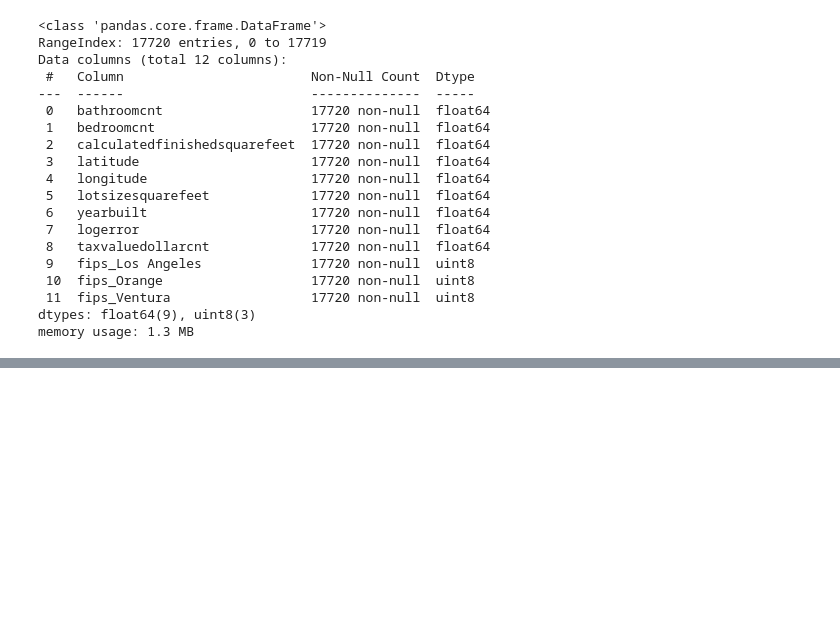
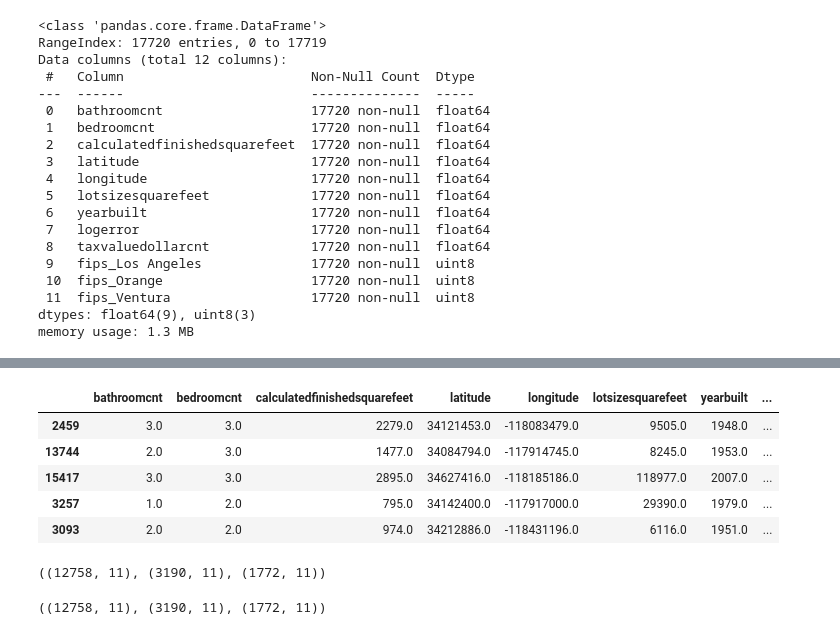
Before and after one commit to Estimating-Home-Value/Predicting-Tax-Assessed-Home-Values, a Jupyter notebook: scratchpad_shi.ipynb, the cells around one changed output, grey strips where cells are left out. Saved outputs shown, nothing was run; the diff lists cells and outputs as text; code cells hidden in the pictures; blank space fills up the shorter version.

```diff
--- a/scratchpad_shi.ipynb
+++ b/scratchpad_shi.ipynb
@@ -1038,0 +1072,43 @@ memory usage: 1.3 MB
+# %%
+train.head()
+# %% [output]
+|  | bathroomcnt | bedroomcnt | calculatedfinishedsquarefeet | latitude | longitude | lotsizesquarefeet | yearbuilt | ... |
+| 2459 | 3.0 | 3.0 | 2279.0 | 34121453.0 | -118083479.0 | 9505.0 | 1948.0 | ... |
+| 13744 | 2.0 | 3.0 | 1477.0 | 34084794.0 | -117914745.0 | 8245.0 | 1953.0 | ... |
+| 15417 | 3.0 | 3.0 | 2895.0 | 34627416.0 | -118185186.0 | 118977.0 | 2007.0 | ... |
+| 3257 | 1.0 | 2.0 | 795.0 | 34142400.0 | -117917000.0 | 29390.0 | 1979.0 | ... |
+| 3093 | 2.0 | 2.0 | 974.0 | 34212886.0 | -118431196.0 | 6116.0 | 1951.0 | ... |
+# %%
+# Create train, validate, test of X and y
+
+X_train = train[['bathroomcnt', 'bedroomcnt', 'calculatedfinishedsquarefeet',
+                'latitude','longitude', 'lotsizesquarefeet',
+                'yearbuilt', 'logerror', 'fips_Los Angeles',
+                'fips_Orange', 'fips_Ventura']]
+
+y_train = train['taxvaluedollarcnt']
+
+X_validate = validate[['bathroomcnt', 'bedroomcnt', 'calculatedfinishedsquarefeet',
+                'latitude','longitude', 'lotsizesquarefeet',
+                'yearbuilt', 'logerror', 'fips_Los Angeles',
+                'fips_Orange', 'fips_Ventura']]
+
+y_validate = validate['taxvaluedollarcnt']
+
+X_test = test[['bathroomcnt', 'bedroomcnt', 'calculatedfinishedsquarefeet',
+                'latitude','longitude', 'lotsizesquarefeet',
+                'yearbuilt', 'logerror', 'fips_Los Angeles',
+                'fips_Orange', 'fips_Ventura']]
+
+y_test = test['taxvaluedollarcnt']
+
+X_train.shape, X_validate.shape, X_test.shape
+# %% [output]
+((12758, 11), (3190, 11), (1772, 11))
+# %%
+# Scale X_train, X_validate, X_test
+
+scaler, X_train_scaled, X_validate_scaled, X_test_scaled = prepare.min_max_scaler(X_train, X_validate, X_test)
+X_train_scaled.shape, X_validate_scaled.shape, X_test_scaled.shape
+# %% [output]
+((12758, 11), (3190, 11), (1772, 11))
```
Also changed, not shown: parts of 8 cells of this notebook.
